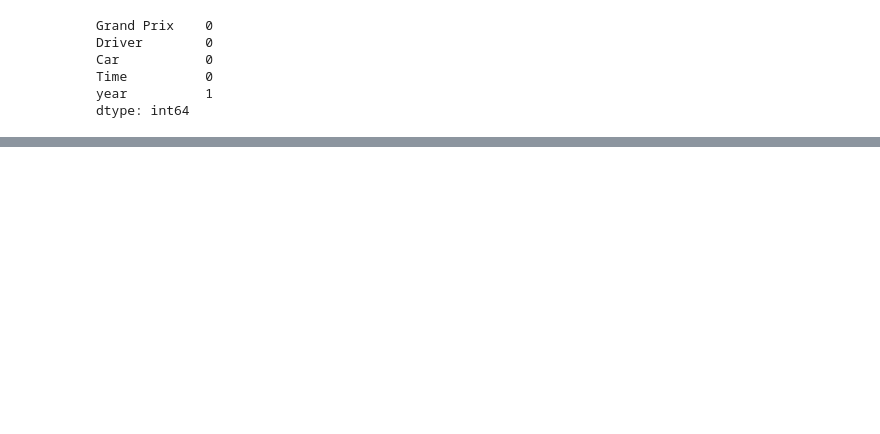
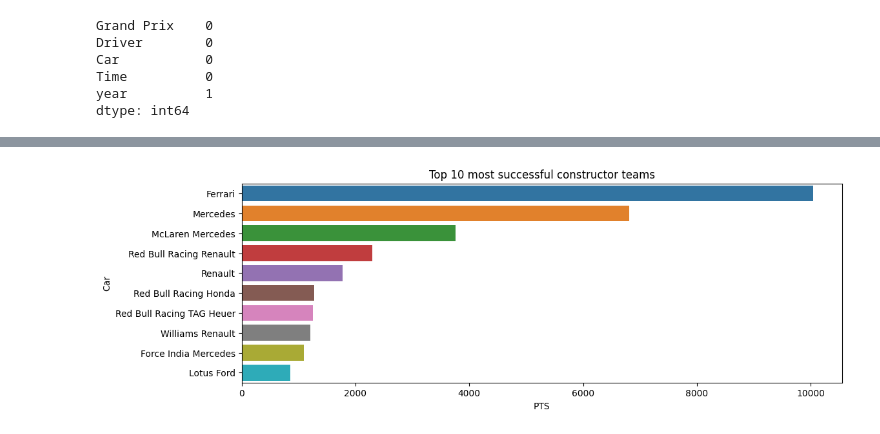
Before and after one commit to amirrj/Formula-One-Analysis, a Jupyter notebook: Formula-One-Analysis.ipynb, the cells around one changed output, grey strips where cells are left out. Saved outputs shown, nothing was run; the diff lists cells and outputs as text; code cells hidden in the pictures; blank space fills up the shorter version.

```diff
--- a/Formula-One-Analysis.ipynb
+++ b/Formula-One-Analysis.ipynb
@@ -93,0 +155,10 @@ dtype: int64
+# %%
+# teams with the highest points
+top_10_teams_points = df_drivers[['Car', 'PTS']].groupby('Car').sum().sort_values(by='PTS', ascending=False).iloc[:10]
+# %%
+fig = plt.figure(figsize=(12, 4))
+sns.barplot(x=top_10_teams_points.PTS, y=top_10_teams_points.index, orient='h')
+plt.title('Top 10 most successful constructor teams')
+plt.show()
+# %% [output]
+[figure, added]
```
Also changed, not shown: parts of 17 cells of this notebook.
